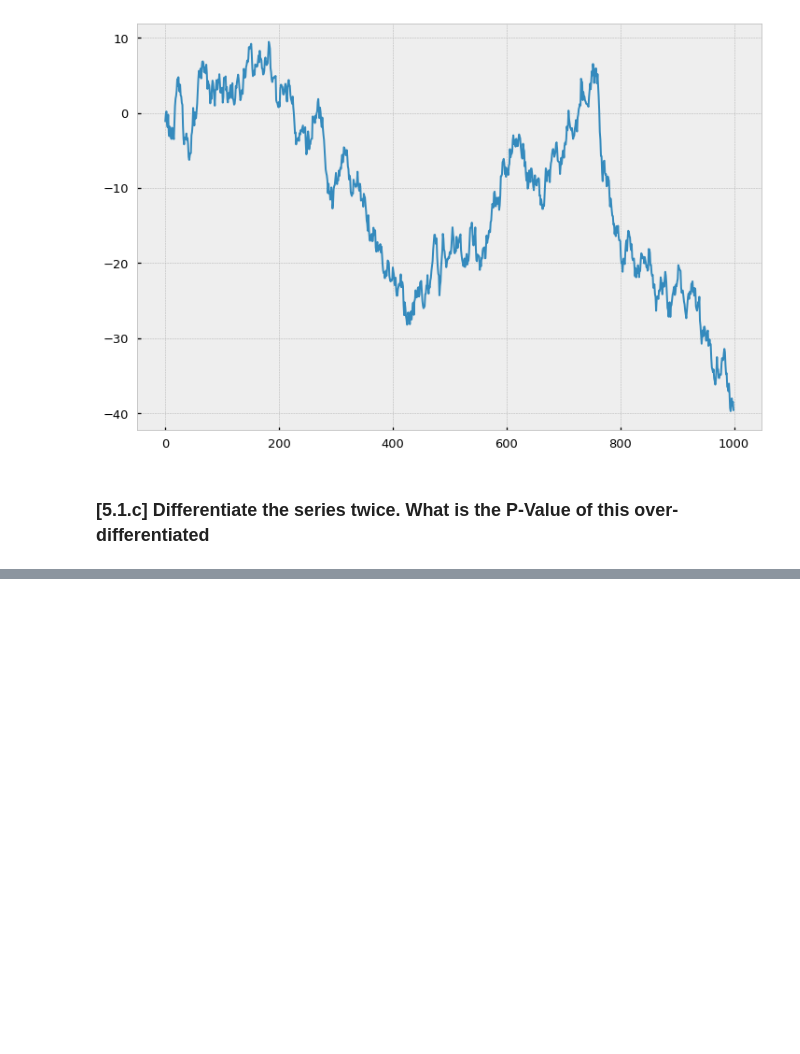
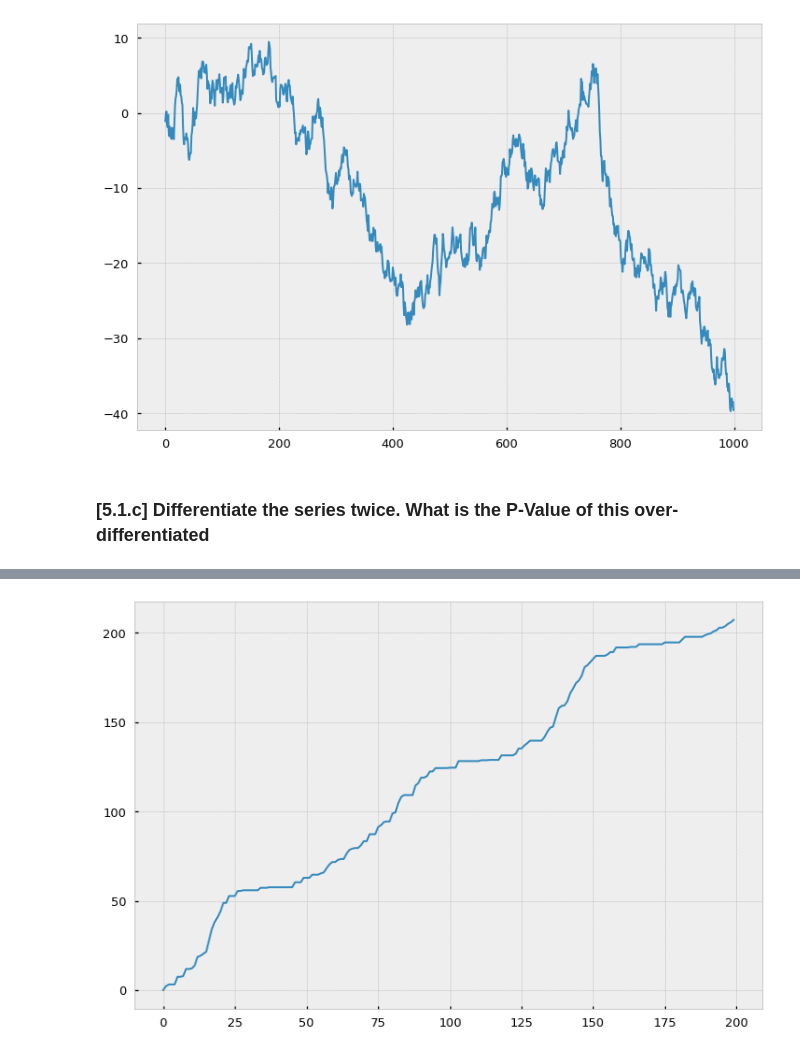
Before and after one commit to Dynami/Adv_Fin_ML_Exercises, a Jupyter notebook: notebooks/FractionallyDifferentiatedFeatures.ipynb, the cells around one changed output, grey strips where cells are left out. Cells and saved outputs as stored; diff of their text form; code cells hidden in the pictures; blank space fills up the shorter version.

```diff
--- a/notebooks/FractionallyDifferentiatedFeatures.ipynb
+++ b/notebooks/FractionallyDifferentiatedFeatures.ipynb
@@ -729,0 +760,7 @@ plot_autocorr(bar_types=['Normal', 'Cumulative', 'Twice'], bar_returns=[randn, c
+# %%
+shifted_sinusoidal = sinusoidal+np.abs(sinusoidal)
+plt.figure(figsize=(12, 8))
+plt.plot(np.cumsum(shifted_sinusoidal))
+plt.show()
+# %% [output]
+[figure, added]
```
Also changed, not shown: parts of 8 cells of this notebook.
